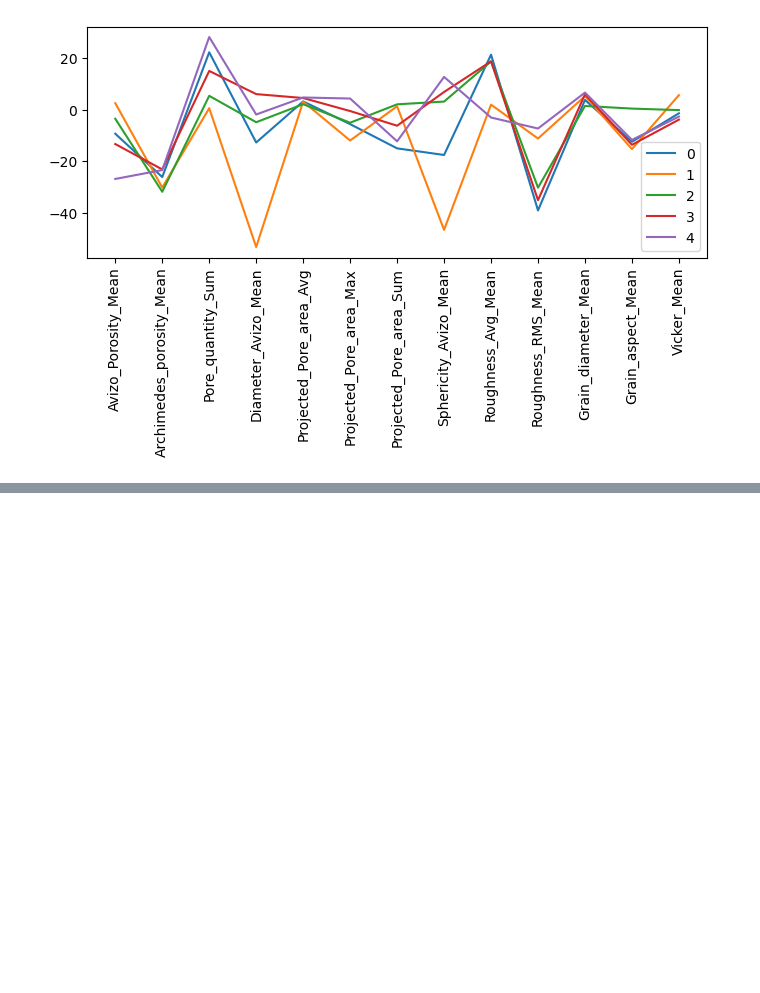
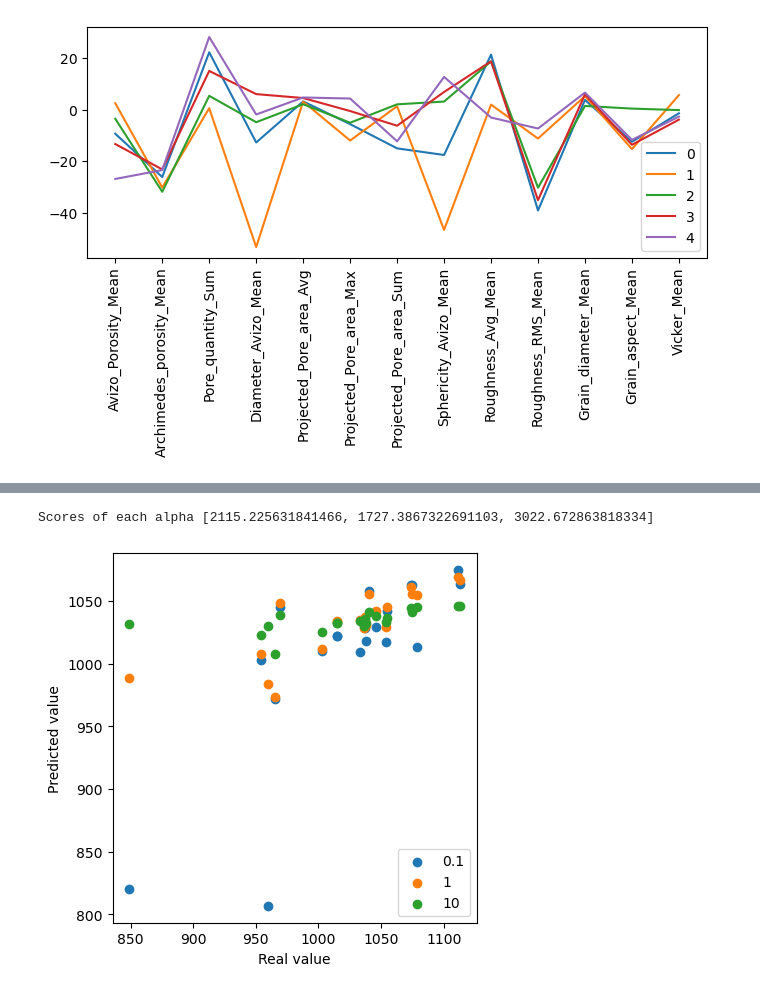
Before and after one commit to RHaeml/MM_ML_L1, a Jupyter notebook: MaschineLearning_Modell.ipynb, the cells around one changed output, grey strips where cells are left out. Saved outputs shown, nothing was run; the diff lists cells and outputs as text; code cells hidden in the pictures; blank space fills up the shorter version.

```diff
--- a/MaschineLearning_Modell.ipynb
+++ b/MaschineLearning_Modell.ipynb
@@ -237,0 +237,30 @@ dies ist eine änderung
+# %%
+scores = []
+models = []
+
+x_train = x_norm[:21]
+y_train = y_np[:21]
+x_test = x_norm[21:]
+y_test = y_np[21:]
+
+plt.figure()
+for alpha in [0.1, 1, 10]:
+    model = ElasticNet(alpha=alpha, l1_ratio=0.5) #Model parameter
+    model.fit(x_train,y_train)
+
+    y_predict = model.predict(x_test)
+    score = MSE(y_test, y_predict)
+    plt.scatter(x = y_test, y = y_predict, label = str(alpha))
+
+    scores.append(score)
+    models.append(model)
+
+plt.gca().set_aspect('equal')
+plt.legend()
+plt.xlabel("Real value")
+plt.ylabel("Predicted value")
+
+print(f'Scores of each alpha {scores}')
+# %% [output]
+Scores of each alpha [2115.225631841466, 1727.3867322691103, 3022.672863818334]
+[figure, added]
```
Also changed, not shown: parts of 8 cells of this notebook.
